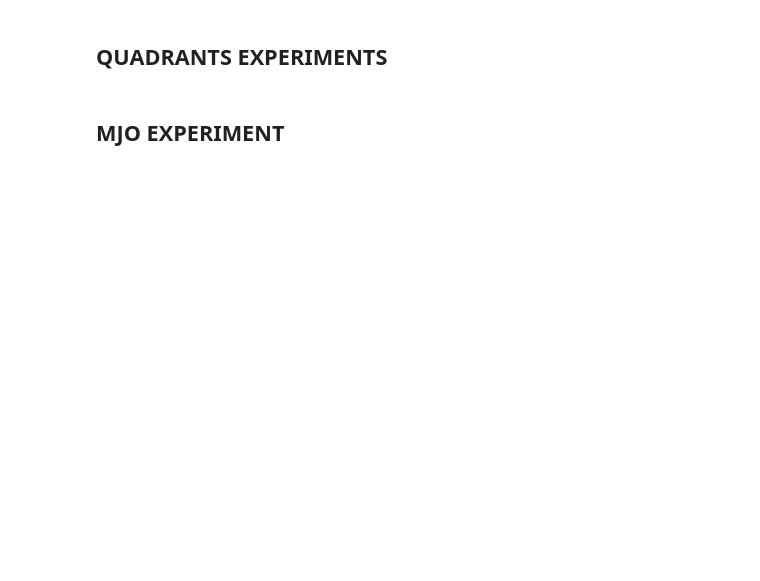
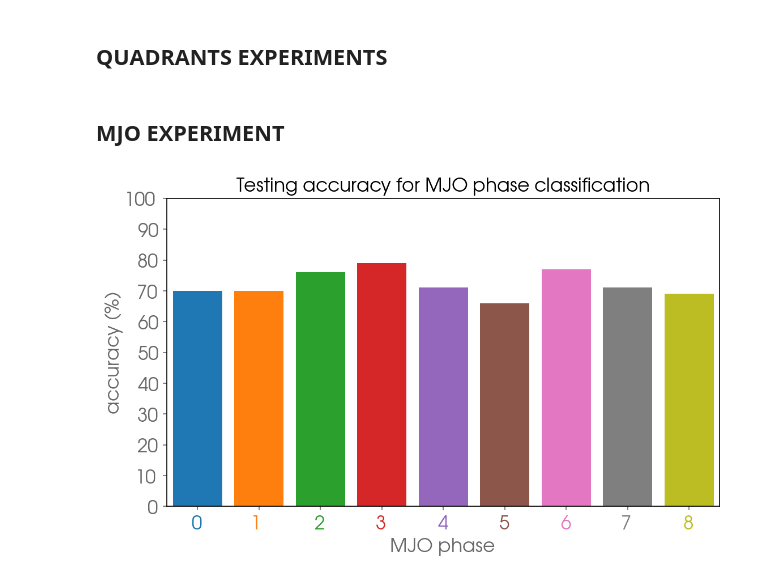
Before and after one commit to eabarnes1010/tlltt, a Jupyter notebook: _vizPrototypes.ipynb, the cells around one changed output. Cells and saved outputs as stored; diff of their text form; code cells hidden in the pictures; blank space fills up the shorter version.

Commit message:
added new mjo plots

```diff
--- a/_vizPrototypes.ipynb
+++ b/_vizPrototypes.ipynb
@@ -357,6 +453,36 @@ if EXP_NAME[:9] == 'quadrants':
 if EXP_NAME[:3] == 'mjo':
     prototype_date = time_train.dt.strftime("%b %d %Y").values[prototype_sample]
     sample_date = time_val.dt.strftime("%b %d %Y").values
+# %%
+FS = 16
+fig, axs = plt.subplots(1,
+                    1,
+                    figsize=(21/2.5,12/2.5)
+                   )
+
+for phase in np.arange(0,9):
+    i = np.where(y_true==phase)[0]
+    j = np.where(y_true[i]==np.argmax(y_predict[i],axis=1))[0]
+    acc = np.round(len(j)/len(i),3)
+#     print('   phase ' + str(phase) + ' = ' + str(acc))
+
+    plt.bar(phase, int(acc*100))
+    plt.xticks(np.arange(0,9,1),('0', '1', '2','3', '4', '5', '6', '7', '8'), fontsize=FS)
+    plt.ylabel('accuracy (\%)', fontsize=FS)
+    plt.xlabel('MJO phase', fontsize=FS)
+    plt.title('Testing accuracy for MJO phase classification', fontsize=FS)
+    plt.xlim(-.5,8.5)
+    plt.ylim(0,100)
+    plt.yticks(np.arange(0,110,10),np.around(np.arange(0,110,10),2), fontsize=FS)
+
+    colors = plt.rcParams['axes.prop_cycle'].by_key()['color']
+    [t.set_color(i) for (i,t) in
+     zip(colors,axs.xaxis.get_ticklabels())]
+
+plt.savefig((vizualization_dir + EXP_NAME + '_phase_accuracy.png'), bbox_inches='tight', dpi=dpiFig)
+plt.show()
+# %% [output]
+[figure, added]
 # %%
 if EXP_NAME[:3] == 'mjo':
 
```
Also changed, not shown: parts of 17 cells of this notebook, 1 other file.
